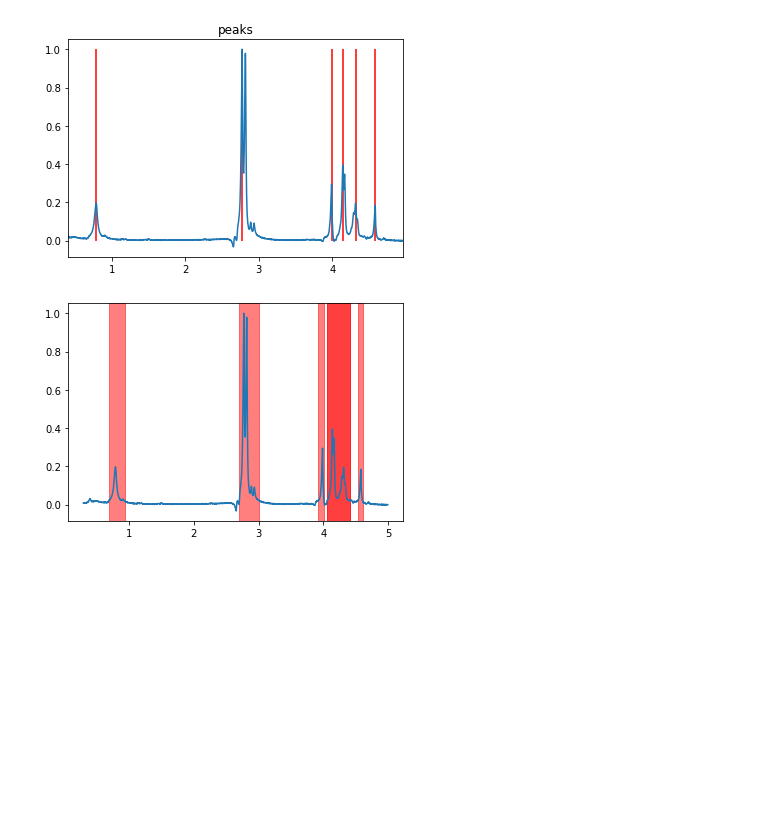
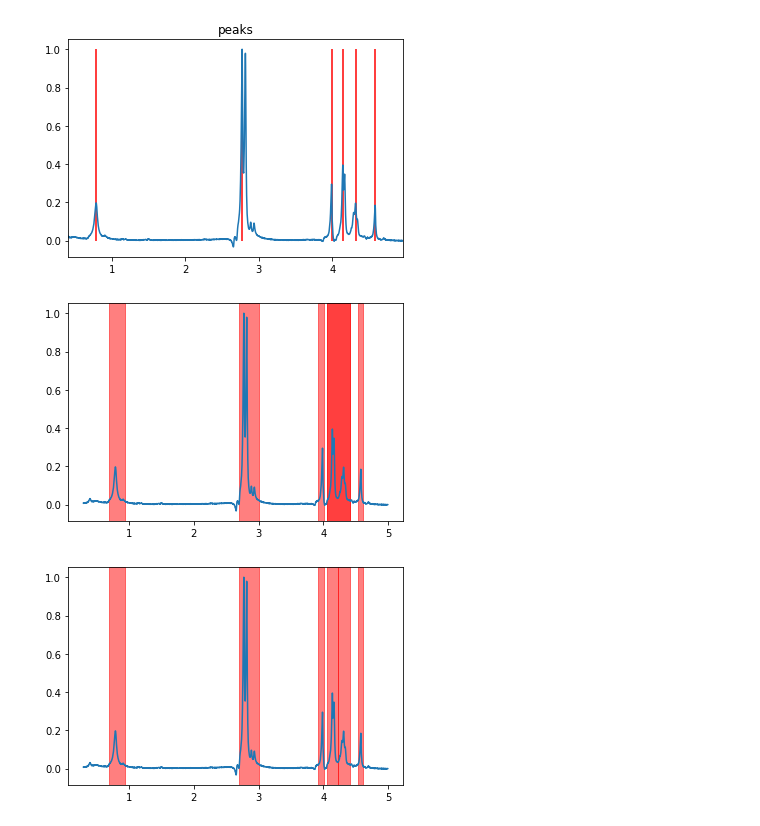
Before and after one commit to JulianKimmig/chemiestudium40_WS21, a Jupyter notebook: lectures/04/peak_detect.ipynb, the cells around one changed output. Saved outputs shown, nothing was run; the diff lists cells and outputs as text; code cells hidden in the pictures; blank space fills up the shorter version.

```diff
--- a/lectures/04/peak_detect.ipynb
+++ b/lectures/04/peak_detect.ipynb
@@ -6,7 +6,7 @@ import matplotlib.pyplot as plt
 import pandas as pd
 # %%
 # the nmr file
-file = "chemiestudium40_WS21-main//data/spectrum_processed.csv"
+file = "..//..//data/spectrum_processed.csv"
 # %%
 # from now on everthing is put into nicely packed functions
 # %%
@@ -259,5 +352,6 @@ def work_nmr( nmr_file, # the nmr file to get the data from
 # %%
-work_nmr(file,show_peaks=True)
+df = work_nmr(file,show_peaks=True)
 # %% [output]
 [figure]
 [figure]
+[figure, added]
```
Also changed, not shown: parts of 3 cells of this notebook, 1 other file.
